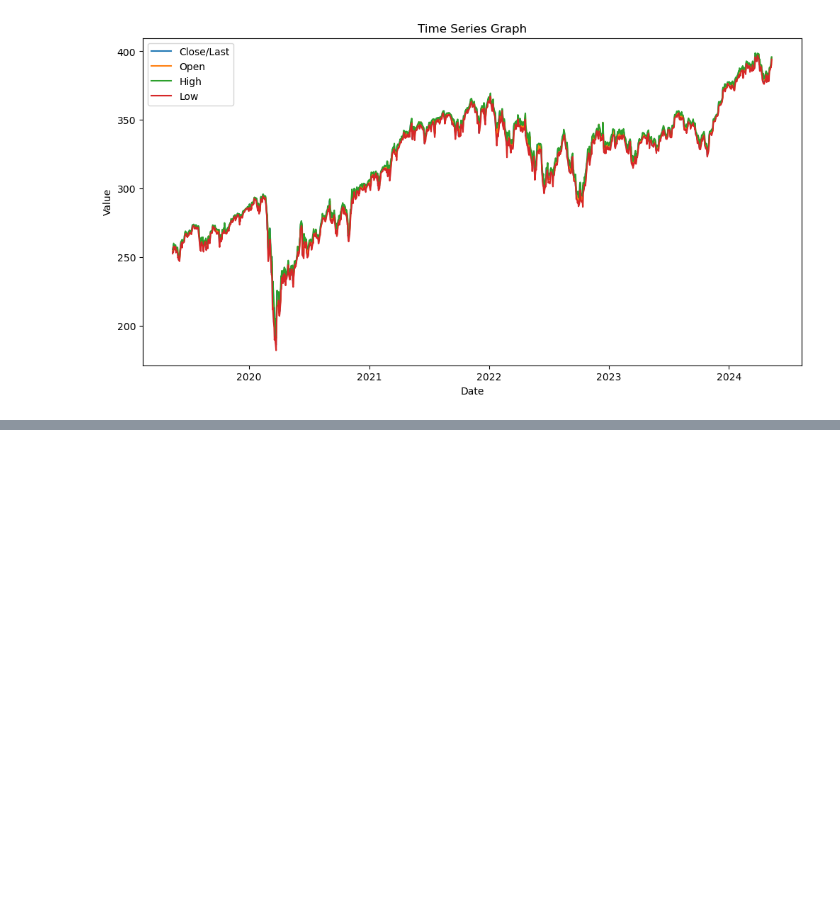
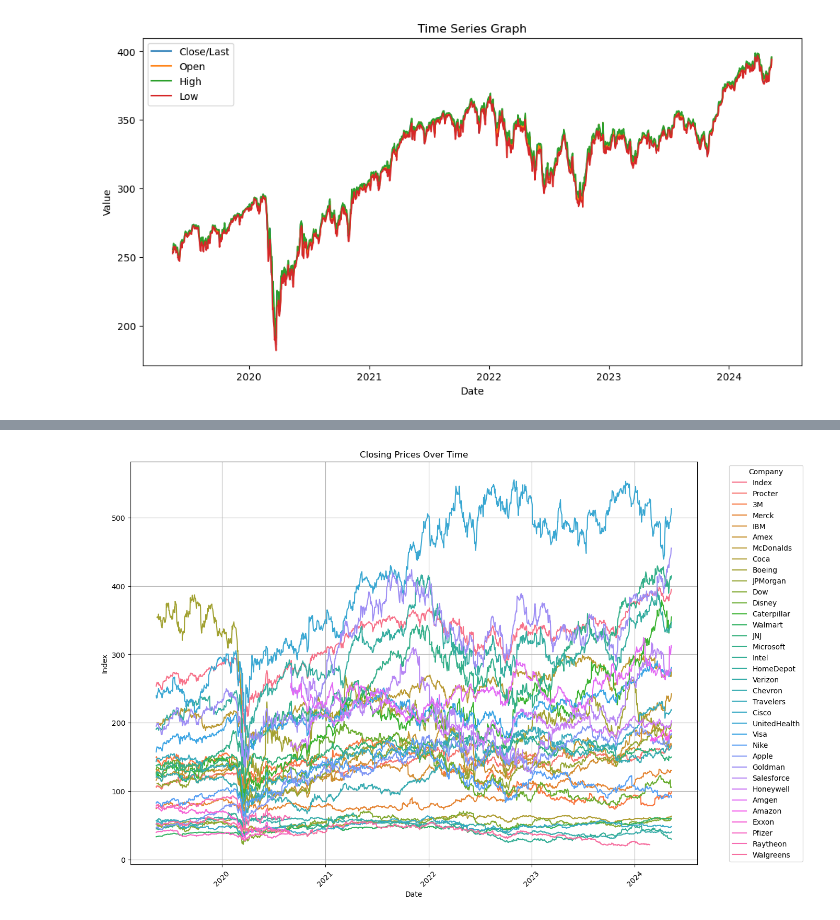
Before and after one commit to juansv2k2/financial-time-series-analysis, a Jupyter notebook: TP.ipynb, the cells around one changed output, grey strips where cells are left out. Cells and saved outputs as stored; diff of their text form; code cells hidden in the pictures; blank space fills up the shorter version.

```diff
--- a/TP.ipynb
+++ b/TP.ipynb
@@ -152,0 +174,10 @@ df_merge.head()
+# %%
+# Renombrar columnas para mayor claridad
+rename_function = lambda name: 'Index' if name == 'Close/Last' else name.split('_')[-1]
+
+# Funcion para renombrar
+new_column_names = list(map(rename_function, list_close_last))
+
+df_close_last.rename(columns=dict(zip(df_close_last.columns, new_column_names)), inplace=True)
+
+df_close_last.head()
@@ -152,0 +195,17 @@ df_merge.head()
+# %%
+# Plot de los valores para cada empresa
+
+melted_df = df_close_last.melt(id_vars=['Date'], var_name='Company', value_name='Index')
+
+plt.figure(figsize=(14, 10))
+sns.lineplot(data=melted_df, x='Date', y='Index', hue='Company')
+
+plt.title('Closing Prices Over Time')
+plt.xlabel('Date')
+plt.ylabel('Index')
+plt.legend(title='Company', bbox_to_anchor=(1.05, 1), loc='upper left')
+plt.xticks(rotation=45)
+plt.grid(True)
+plt.show()
+# %% [output]
+[figure, added]
```
Also changed, not shown: parts of 13 cells of this notebook, 2 other files.
